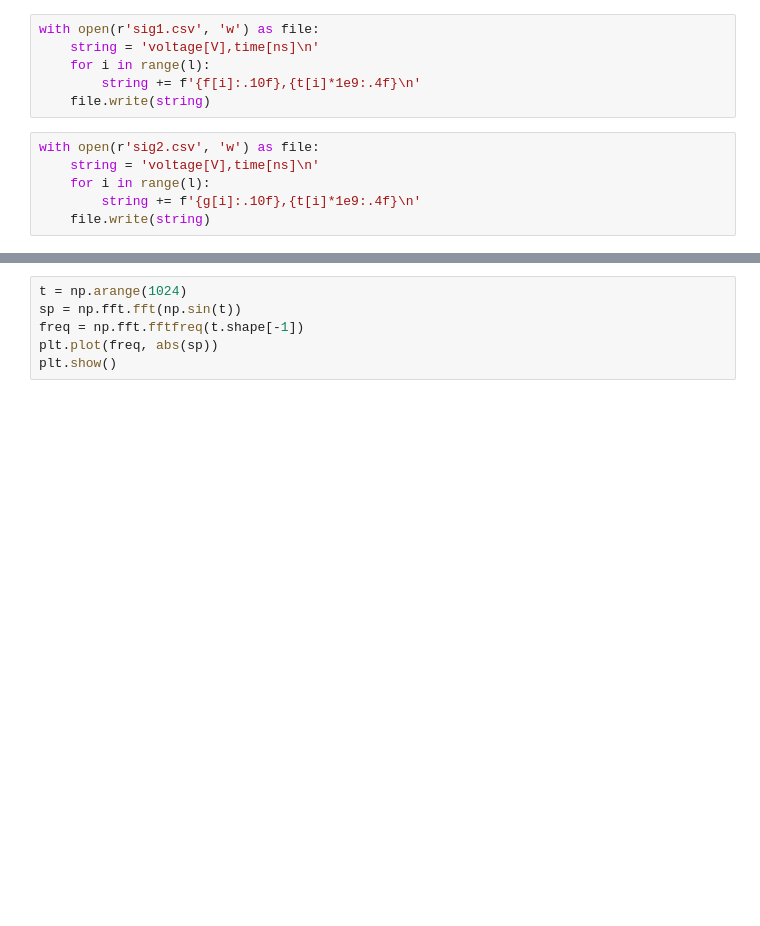
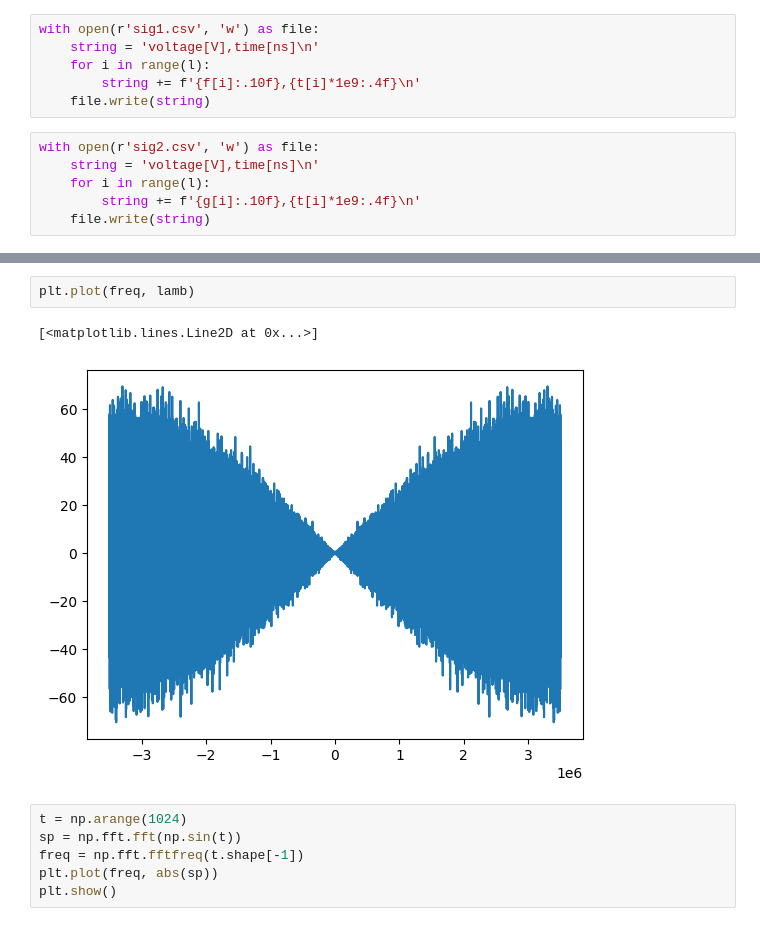
Before and after one commit to gleblug/experiment-automation, a Jupyter notebook: project/data-processing/gen-data.ipynb, the cells around one changed output, grey strips where cells are left out. Cells and saved outputs as stored; diff of their text form; blank space fills up the shorter version.

```diff
--- a/project/data-processing/gen-data.ipynb
+++ b/project/data-processing/gen-data.ipynb
@@ -53,3 +64,8 @@ plt.plot(freq, np.angle(lamb))
+# %%
+plt.plot(freq, lamb)
+# %% [output]
+[<matplotlib.lines.Line2D at 0x...>]
+[figure, added]
 # %%
 t = np.arange(1024)
 sp = np.fft.fft(np.sin(t))
```
Also changed, not shown: parts of 12 cells of this notebook, 10 other files.
